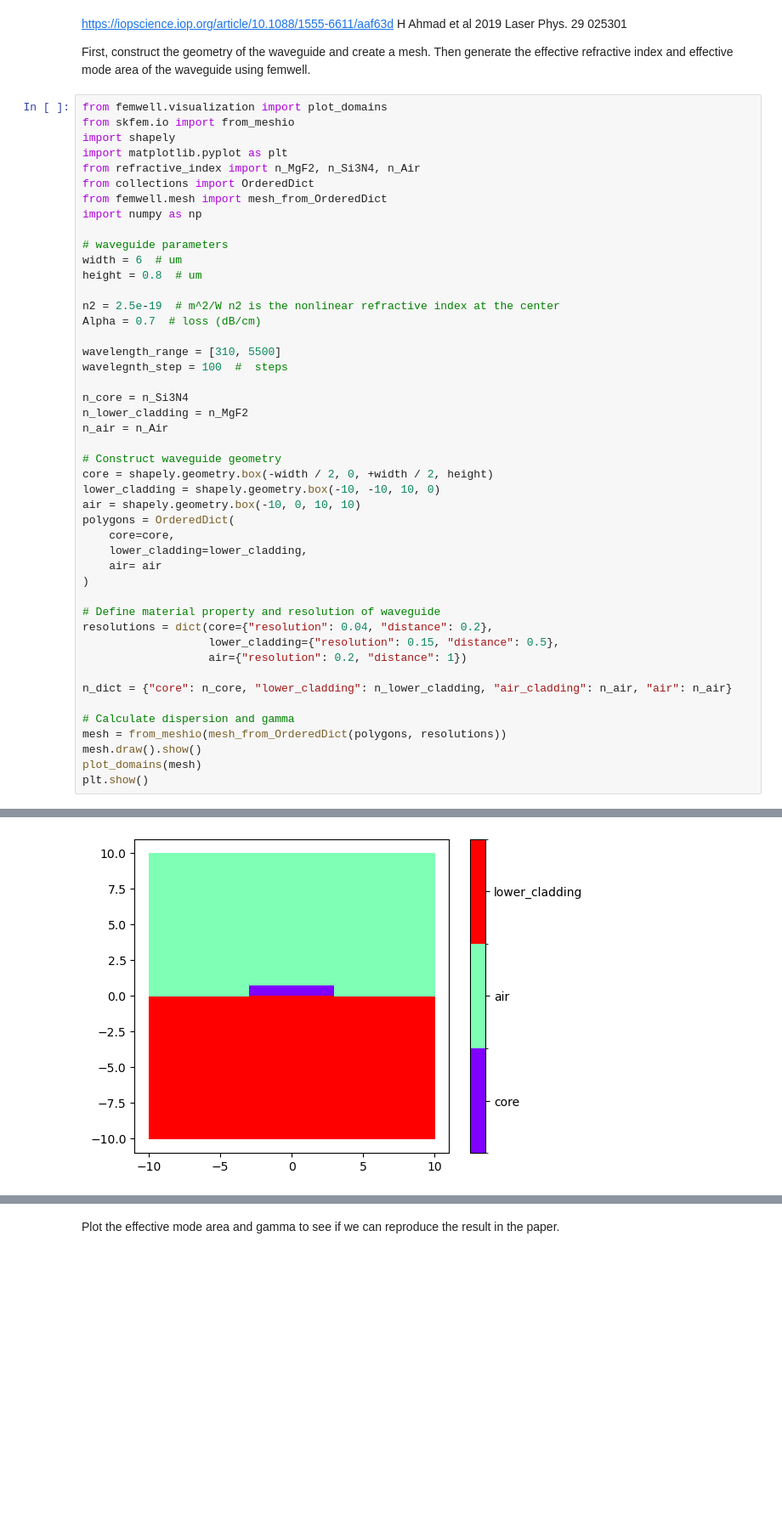
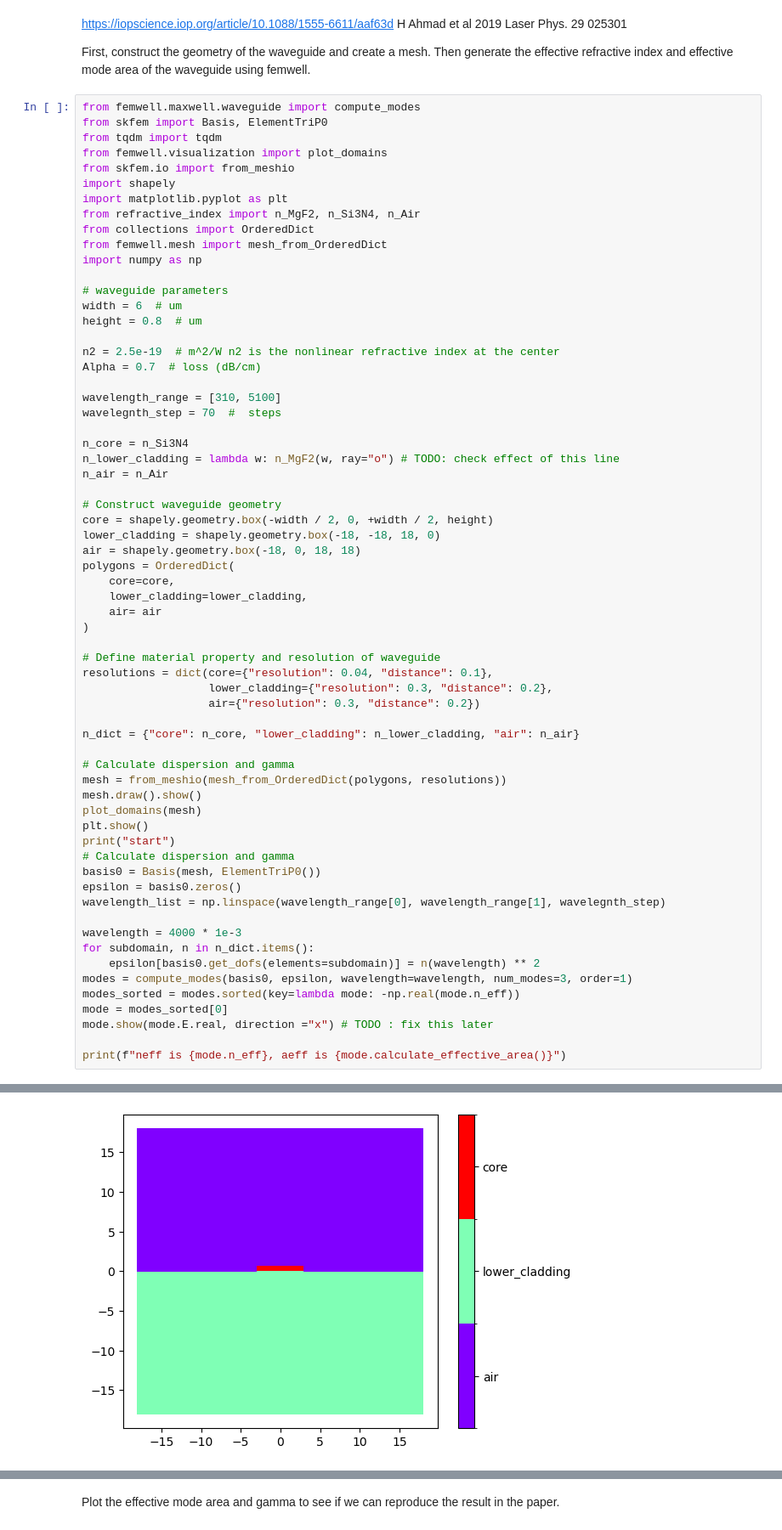
Before and after one commit to elizaleung830/SC-generation-stimulation, a Jupyter notebook: SCG_Stimulation/Benchmark/laserfun/H_Ahmand_et_al/code/Fig5d.ipynb, the cells around one changed output, grey strips where cells are left out. Shown at 85% size. Saved outputs shown, nothing was run; the diff lists cells and outputs as text; blank space fills up the shorter version.

```diff
--- a/SCG_Stimulation/Benchmark/laserfun/H_Ahmand_et_al/code/Fig5d.ipynb
+++ b/SCG_Stimulation/Benchmark/laserfun/H_Ahmand_et_al/code/Fig5d.ipynb
@@ -17,6 +17,9 @@ H Ahmad et al 2019 Laser Phys. 29 025301
 
 First, construct the geometry of the waveguide and create a mesh. Then generate the effective refractive index and effective mode area of the waveguide using femwell.
 # %%
+from femwell.maxwell.waveguide import compute_modes
+from skfem import Basis, ElementTriP0
+from tqdm import tqdm
 from femwell.visualization import plot_domains
 from skfem.io import from_meshio
 import shapely
@@ -33,17 +36,17 @@ height = 0.8  # um
 n2 = 2.5e-19  # m^2/W n2 is the nonlinear refractive index at the center
 Alpha = 0.7  # loss (dB/cm)
 
-wavelength_range = [310, 5500]
-wavelegnth_step = 100  #  steps
+wavelength_range = [310, 5100]
+wavelegnth_step = 70  #  steps
 
 n_core = n_Si3N4
-n_lower_cladding = n_MgF2
+n_lower_cladding = lambda w: n_MgF2(w, ray="o") # TODO: check effect of this line
 n_air = n_Air
 
 # Construct waveguide geometry
 core = shapely.geometry.box(-width / 2, 0, +width / 2, height)
-lower_cladding = shapely.geometry.box(-10, -10, 10, 0)
-air = shapely.geometry.box(-10, 0, 10, 10)
+lower_cladding = shapely.geometry.box(-18, -18, 18, 0)
+air = shapely.geometry.box(-18, 0, 18, 18)
 polygons = OrderedDict(
     core=core,
     lower_cladding=lower_cladding,
@@ -51,15 +54,30 @@ polygons = OrderedDict(
 )
 
 # Define material property and resolution of waveguide
-resolutions = dict(core={"resolution": 0.04, "distance": 0.2},
-                   lower_cladding={"resolution": 0.15, "distance": 0.5},
-                   air={"resolution": 0.2, "distance": 1})
+resolutions = dict(core={"resolution": 0.04, "distance": 0.1},
+                   lower_cladding={"resolution": 0.3, "distance": 0.2},
+                   air={"resolution": 0.3, "distance": 0.2})
 
-n_dict = {"core": n_core, "lower_cladding": n_lower_cladding, "air_cladding": n_air, "air": n_air}
+n_dict = {"core": n_core, "lower_cladding": n_lower_cladding, "air": n_air}
 
 # Calculate dispersion and gamma
 mesh = from_meshio(mesh_from_OrderedDict(polygons, resolutions))
 mesh.draw().show()
 plot_domains(mesh)
 plt.show()
+print("start")
+# Calculate dispersion and gamma
+basis0 = Basis(mesh, ElementTriP0())
+epsilon = basis0.zeros()
+wavelength_list = np.linspace(wavelength_range[0], wavelength_range[1], wavelegnth_step)
+
+wavelength = 4000 * 1e-3
+for subdomain, n in n_dict.items():
+    epsilon[basis0.get_dofs(elements=subdomain)] = n(wavelength) ** 2
+modes = compute_modes(basis0, epsilon, wavelength=wavelength, num_modes=3, order=1)
+modes_sorted = modes.sorted(key=lambda mode: -np.real(mode.n_eff))
+mode = modes_sorted[0]
+mode.show(mode.E.real, direction ="x") # TODO : fix this later
+
+print(f"neff is {mode.n_eff}, aeff is {mode.calculate_effective_area()}")
 # %% [output]
@@ -67 +85 @@ plt.show()
-[figure, old version]
+[figure, new version]
```
Also changed, not shown: parts of 4 cells of this notebook, 11 other files.
